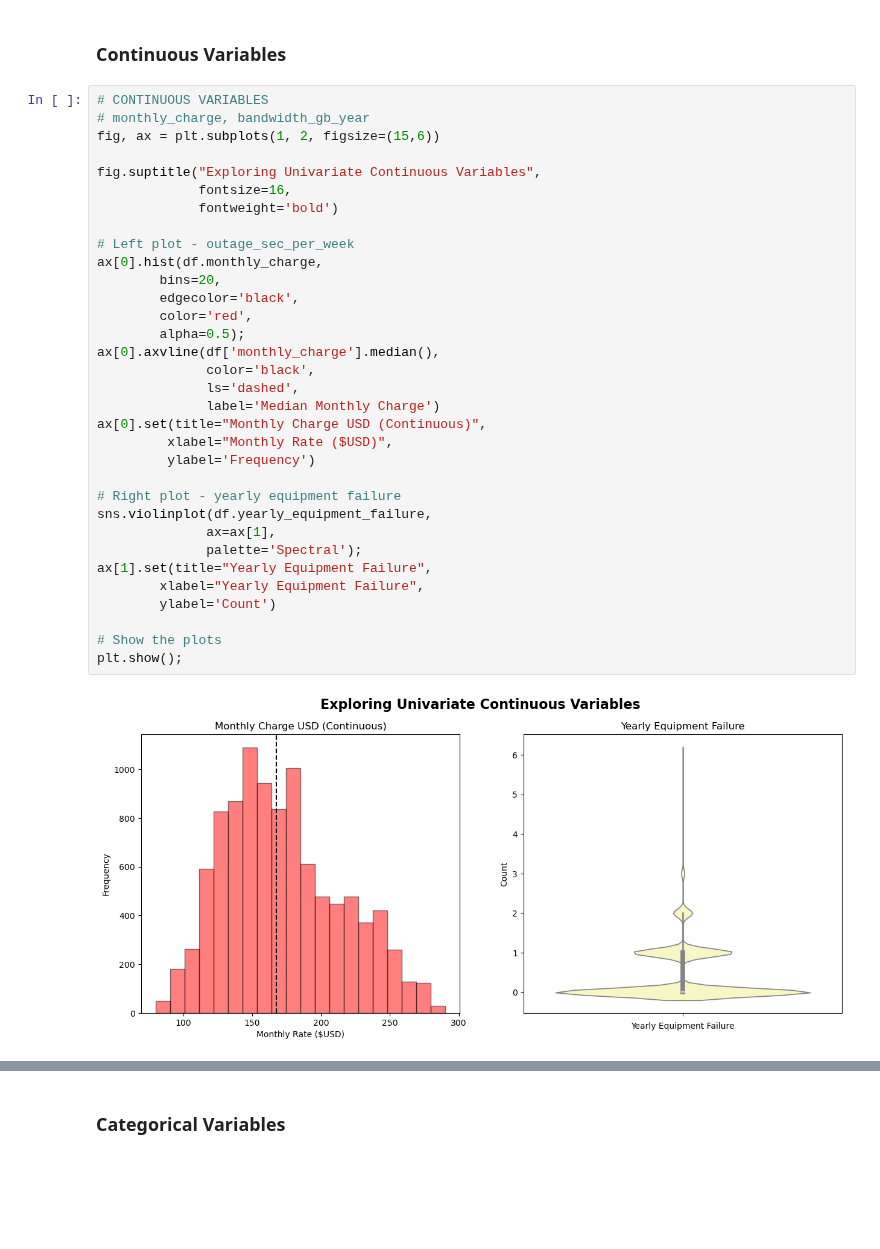
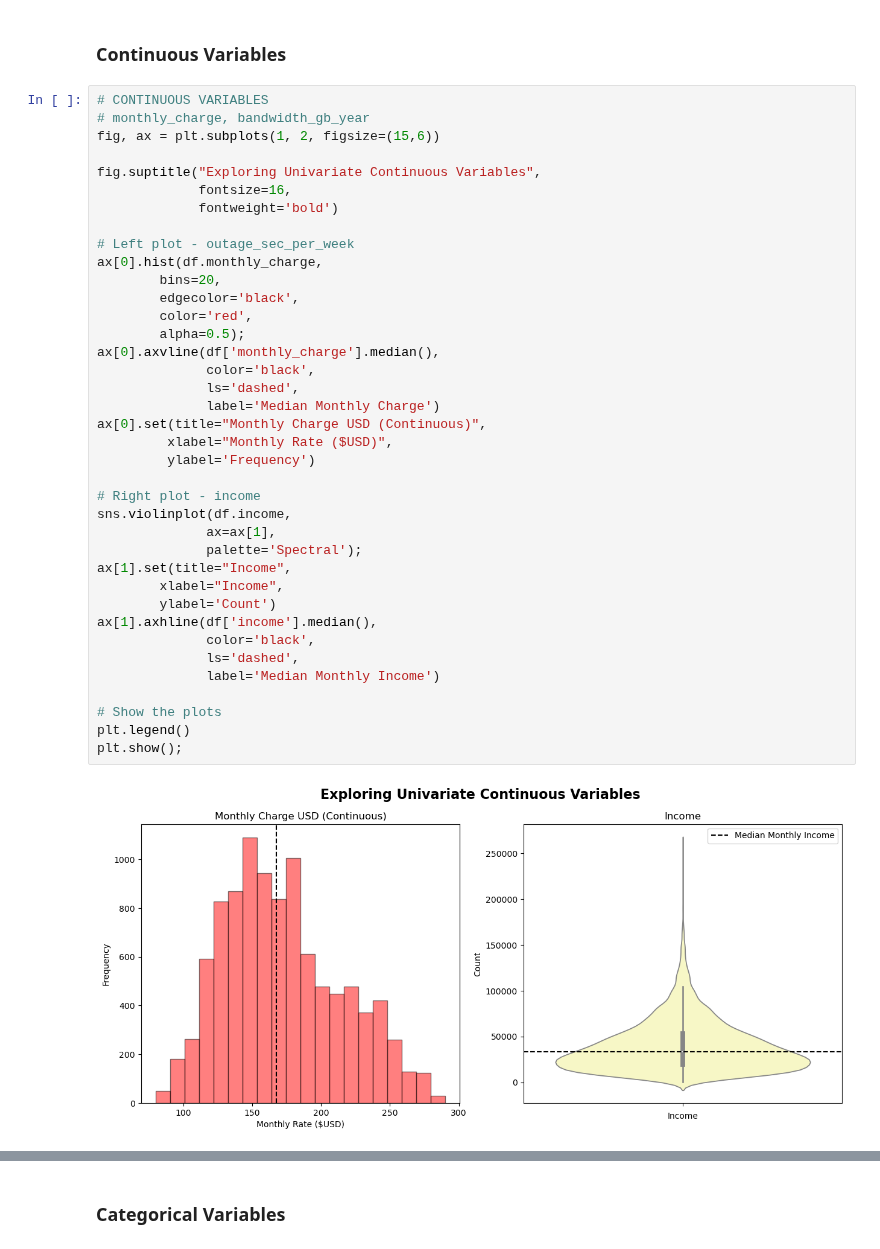
Before and after one commit to smmurdock/WGU-MSDA-DS, a Jupyter notebook: D207/Murdock_Shanay D207 PA Churn.ipynb, the cells around one changed output, grey strips where cells are left out. Saved outputs shown, nothing was run; the diff lists cells and outputs as text; blank space fills up the shorter version.

```diff
--- a/D207/Murdock_Shanay D207 PA Churn.ipynb
+++ b/D207/Murdock_Shanay D207 PA Churn.ipynb
@@ -347,37 +347,42 @@ A t-test compares the means of two groups, checking to see if they are statistic
 # %%
 # CONTINUOUS VARIABLES
 # monthly_charge, bandwidth_gb_year
 fig, ax = plt.subplots(1, 2, figsize=(15,6))
 
 fig.suptitle("Exploring Univariate Continuous Variables",
              fontsize=16,
              fontweight='bold')
 
 # Left plot - outage_sec_per_week
 ax[0].hist(df.monthly_charge,
         bins=20,
         edgecolor='black',
         color='red',
         alpha=0.5);
 ax[0].axvline(df['monthly_charge'].median(),
               color='black',
               ls='dashed',
               label='Median Monthly Charge')
 ax[0].set(title="Monthly Charge USD (Continuous)",
          xlabel="Monthly Rate ($USD)",
          ylabel='Frequency')
 
-# Right plot - yearly equipment failure
-sns.violinplot(df.yearly_equipment_failure,
+# Right plot - income
+sns.violinplot(df.income,
               ax=ax[1],
               palette='Spectral');
-ax[1].set(title="Yearly Equipment Failure",
-        xlabel="Yearly Equipment Failure",
+ax[1].set(title="Income",
+        xlabel="Income",
         ylabel='Count')
+ax[1].axhline(df['income'].median(),
+              color='black',
+              ls='dashed',
+              label='Median Monthly Income')
 
 # Show the plots
+plt.legend()
 plt.show();
 # %% [output]
-[figure, old version]
+[figure, new version]
 # %%
 # Description of Continuous Variables
```
Also changed, not shown: parts of 10 cells of this notebook.
